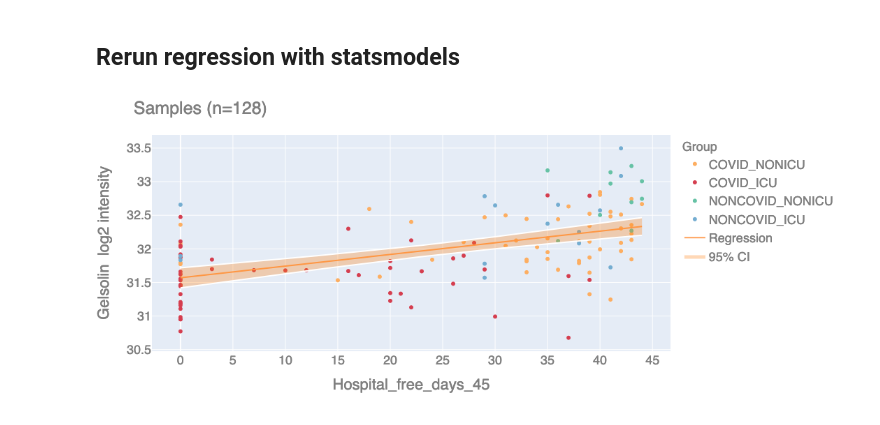
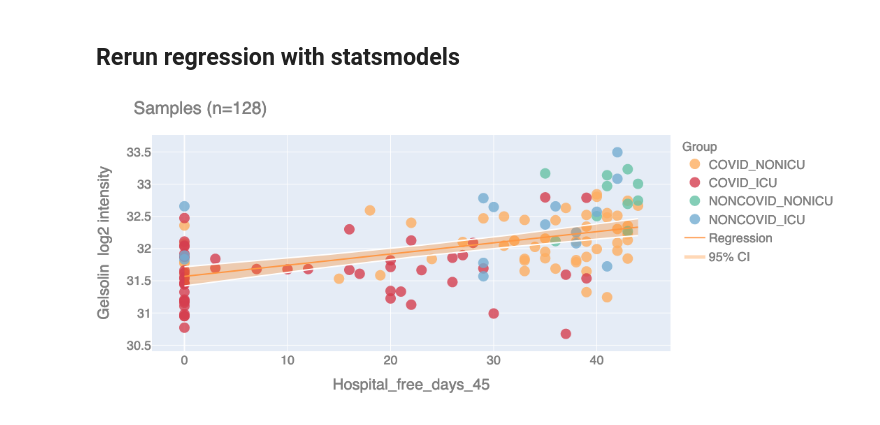
Before and after one commit to ijmiller2/COVID-19_Multi-Omics, a Jupyter notebook: eda/IJM/multi-omics/6.0_lr_with_CI.ipynb, the cells around one changed output. Saved outputs shown, nothing was run; the diff lists cells and outputs as text; code cells hidden in the pictures.

```diff
--- a/eda/IJM/multi-omics/6.0_lr_with_CI.ipynb
+++ b/eda/IJM/multi-omics/6.0_lr_with_CI.ipynb
@@ -283,6 +235,8 @@ fig.show()
 # %% [markdown]
 ## Rerun regression with statsmodels
 # %%
+import numpy as np
+
 combined_df = df_dict['combined']
 
 combined_df.dropna(subset=[clinical_measurement], inplace=True)
@@ -301,16 +255,6 @@ X = sm.add_constant(HFD_range)
 out_of_sample_predictions = res.get_prediction(X)
 preds = out_of_sample_predictions.summary_frame(alpha=0.05)
 
-# I think data might be best generated for a predict method, or using coefs directly...
-#st, data, ss2 = summary_table(res, alpha=0.05)
-#preds = pd.DataFrame.from_records(data, columns=[s.replace('\n', ' ') for s in ss2])
-#preds[clinical_measurement] = combined_df[clinical_measurement]
-#preds = preds.sort_values(by=clinical_measurement)
-
-# there are multiple predictions for same HFD value...
-#preds = preds[[clinical_measurement, 'Predicted Value', 'Mean ci 95% low', 'Mean ci 95% upp']].groupby([clinical_measurement]).mean()
-#preds[clinical_measurement] = preds.index
-
 ###
 
 df = pd.DataFrame({'x':combined_df[clinical_measurement],
@@ -322,27 +266,10 @@ fig = px.scatter(df, x="x", y="y", hover_data=['sample_id'],
                 color=color_list,
                 color_discrete_map=color_dict)
 
-"""fig = graph_objects.Figure(layout={
-    'title' : 'Engine Displacement in Liters vs Highway MPG',
-    'xaxis' : {
-        'title' : 'Engine Displacement in Liters'
-    },
-    'yaxis' : {
-        'title' : 'Highway MPG'
-    }
-})
-
-p1 = graph_objects.Scatter(**{
-    'mode' : 'markers',
-    'x' : df['x'],
-    'y' : df['y'],
-    'name' : 'Points'
-})"""
-
-#fig.update_traces(marker=dict(size=15, opacity=0.8))
+fig.update_traces(marker=dict(size=15, opacity=0.8))
 
 # add regression data
-p2 = graph_objects.Scatter({
+line_of_best_fit = graph_objects.Scatter({
 'mode' : 'lines',
 'x' : preds.index,
 'y' : preds['mean'],
@@ -350,7 +277,7 @@ p2 = graph_objects.Scatter({
 })
 
 #Add a lower bound for the confidence interval, white
-p3 = graph_objects.Scatter({
+mean_ci_lower = graph_objects.Scatter({
     'mode' : 'lines',
     'x' : preds.index,
     'y' : preds['mean_ci_lower'],
@@ -359,36 +286,35 @@ p3 = graph_objects.Scatter({
     'line' : {
         'color' : 'white'
     }
 })
 # Upper bound for the confidence band, transparent but with fill
-p4 = graph_objects.Scatter( {
+mean_ci_upper = graph_objects.Scatter( {
     'type' : 'scatter',
     'mode' : 'lines',
     'x' : preds.index,
     'y' : preds['mean_ci_upper'],
     'name' : '95% CI',
     'fill' : 'tonexty',
     'line' : {
         'color' : 'white'
     },
     'fillcolor' : 'rgba(255, 127, 14, 0.3)'
 })
 
-#fig.add_trace(p1)
-fig.add_trace(p2)
-fig.add_trace(p3)
-fig.add_trace(p4)
+fig.add_trace(line_of_best_fit)
+fig.add_trace(mean_ci_lower)
+fig.add_trace(mean_ci_upper)
 
 fig.update_layout(
     title="Samples (n={})".format(combined_df.shape[0]),
     legend_title_text='Group',
     xaxis_title='{}'.format(clinical_measurement),
     yaxis_title='{} \nlog2 intensity'.format(biomolecule_name),
     showlegend=True,
     font=dict(
         family="Helvetica",
         size=18,
         color="#7f7f7f")
     )
 # %% [output]
-[figure, old version]
+[figure, new version]
```
Also changed, not shown: parts of 16 cells of this notebook.
